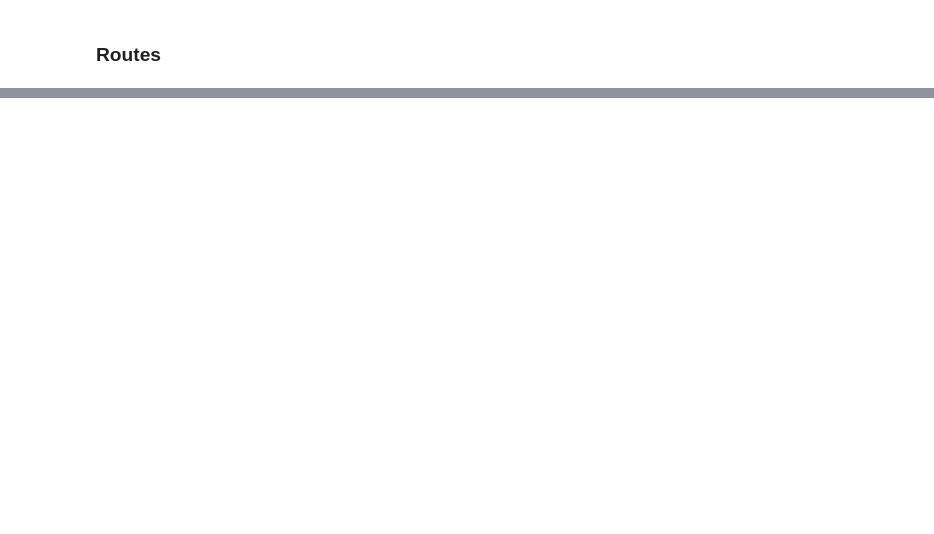
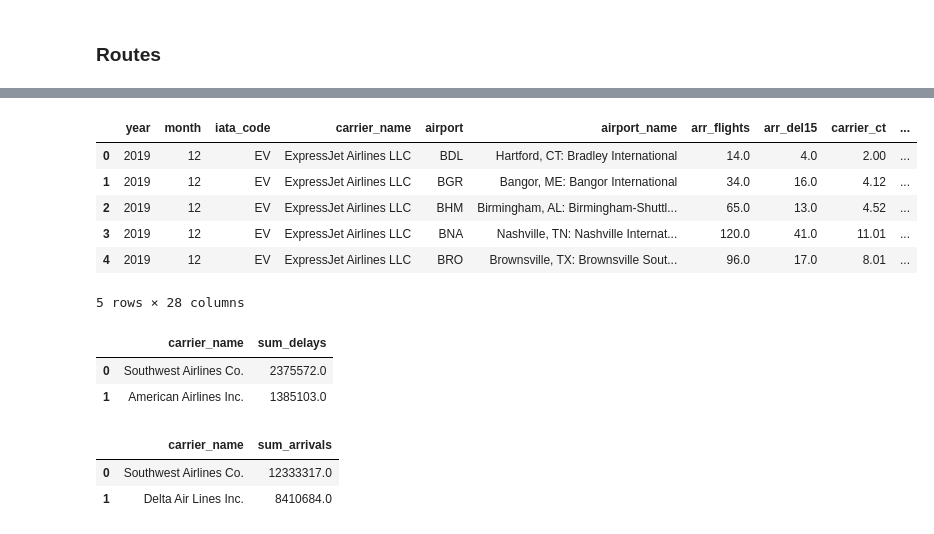
Before and after one commit to scottschriver/NSS_Capstone, a Jupyter notebook: Notebooks/Flight_delays.ipynb, the cells around one changed output, grey strips where cells are left out. Cells and saved outputs as stored; diff of their text form; code cells hidden in the pictures; blank space fills up the shorter version.

```diff
--- a/Notebooks/Flight_delays.ipynb
+++ b/Notebooks/Flight_delays.ipynb
@@ -335 +437,13 @@ airlines.head(20)
+# %%
+#mergedStuff = pd.merge(df1, df2, on=['Name'], how='inner')
+delays_air = delays.merge(airlines, left_on='iata_code', right_on='IATA', how='left')
+delays_air.head()
+# %% [output]
+|  | year | month | iata_code | carrier_name | airport | airport_name | arr_flights | arr_del15 | carrier_ct | ... |
+| 0 | 2019 | 12 | EV | ExpressJet Airlines LLC | BDL | Hartford, CT: Bradley International | 14.0 | 4.0 | 2.00 | ... |
+| 1 | 2019 | 12 | EV | ExpressJet Airlines LLC | BGR | Bangor, ME: Bangor International | 34.0 | 16.0 | 4.12 | ... |
+| 2 | 2019 | 12 | EV | ExpressJet Airlines LLC | BHM | Birmingham, AL: Birmingham-Shuttl... | 65.0 | 13.0 | 4.52 | ... |
+| 3 | 2019 | 12 | EV | ExpressJet Airlines LLC | BNA | Nashville, TN: Nashville Internat... | 120.0 | 41.0 | 11.01 | ... |
+| 4 | 2019 | 12 | EV | ExpressJet Airlines LLC | BRO | Brownsville, TX: Brownsville Sout... | 96.0 | 17.0 | 8.01 | ... |
+5 rows × 28 columns
 # %%
@@ -345,0 +458,14 @@ delays.head()
+# %%
+delays_all_airlines = delays_air.groupby(['carrier_name'])['arr_del15'].sum().sort_values(ascending=False).reset_index(name='sum_delays')
+delays_all_airlines.head(2)
+# %% [output]
+|  | carrier_name | sum_delays |
+| 0 | Southwest Airlines Co. | 2375572.0 |
+| 1 | American Airlines Inc. | 1385103.0 |
+# %%
+sum_arr_air = delays_air.groupby(['carrier_name'])['arr_flights'].sum().sort_values(ascending=False).reset_index(name='sum_arrivals')
+sum_arr_air.head(2)
+# %% [output]
+|  | carrier_name | sum_arrivals |
+| 0 | Southwest Airlines Co. | 12333317.0 |
+| 1 | Delta Air Lines Inc. | 8410684.0 |
```
Also changed, not shown: parts of 29 cells of this notebook.
